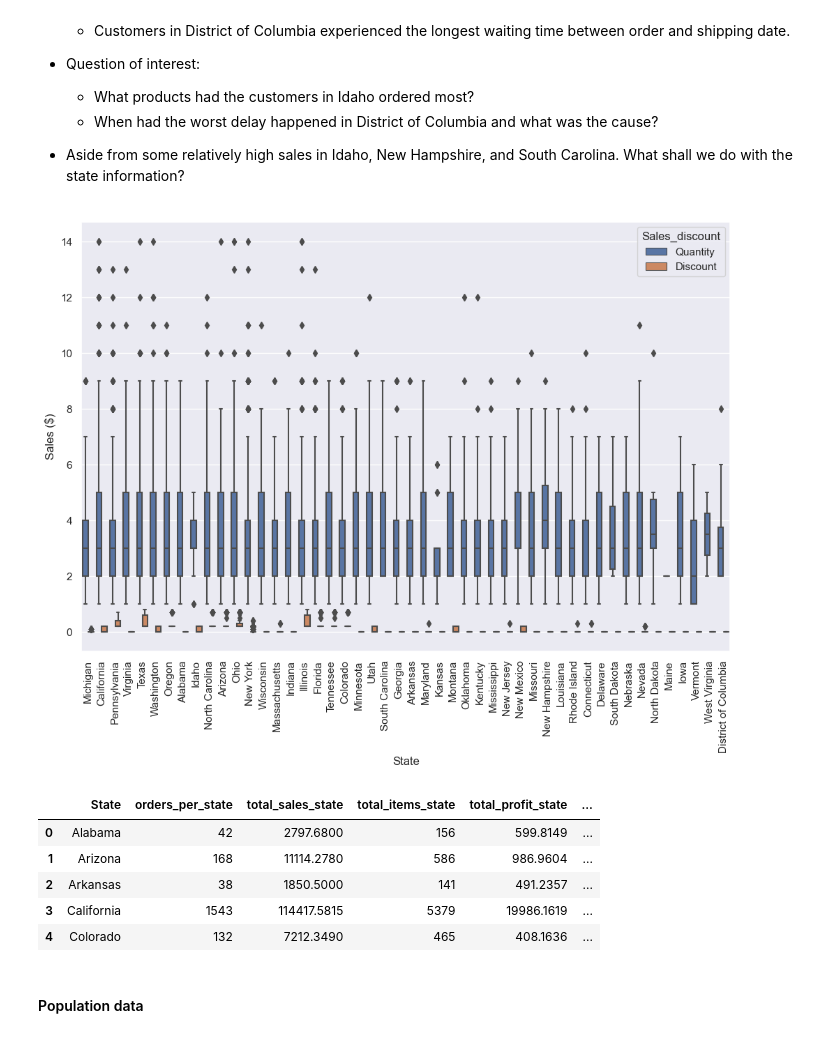
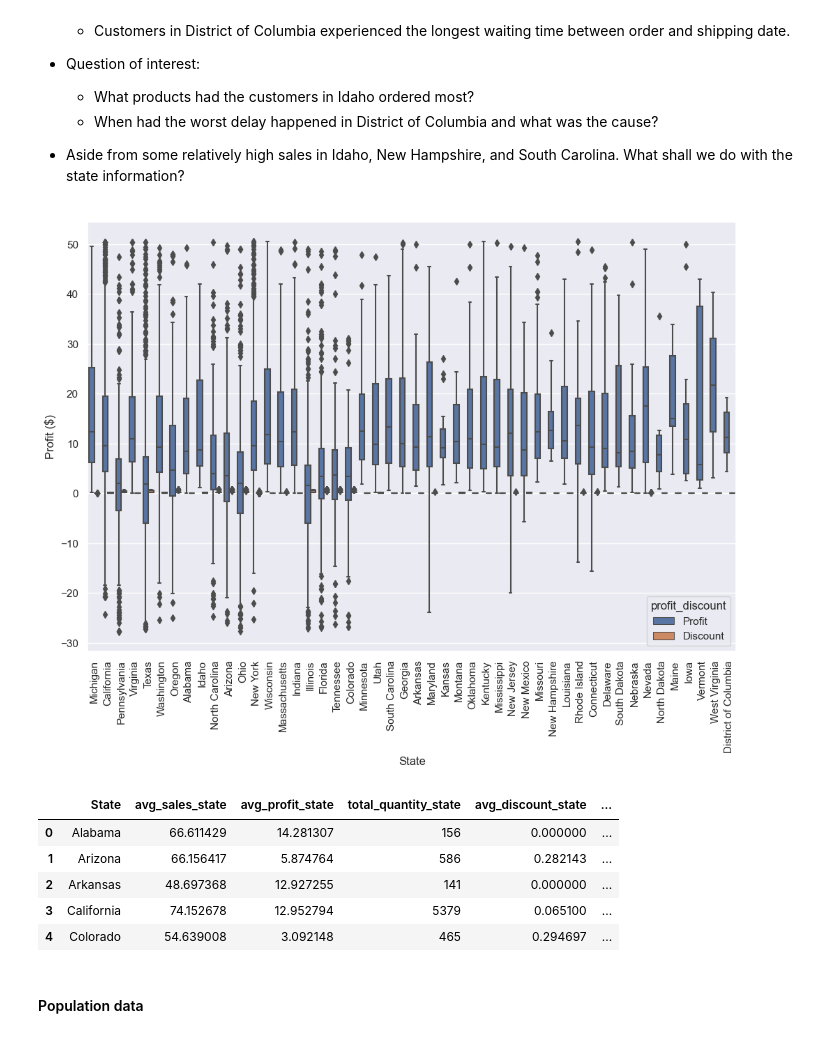
Before and after one commit to livia360/Captone_project2, a Jupyter notebook: Part1_data_wrangling_and_EDA.ipynb, the cells around one changed output. Saved outputs shown, nothing was run; the diff lists cells and outputs as text; code cells hidden in the pictures.

```diff
--- a/Part1_data_wrangling_and_EDA.ipynb
+++ b/Part1_data_wrangling_and_EDA.ipynb
@@ -220,7 +220,7 @@ df['Ship Date'] = pd.to_datetime(df['Ship Date'])
 # generate a new column about the time between order and shipping to gain more information on the date
 df['Waiting_Days'] = (df['Ship Date'] - df['Order Date']).dt.days
 # %%
-df['Order_Year'] = df['Order Date'].dt.year
+df['Sale_Year'] = df['Order Date'].dt.year
 # %%
 # drop columns
 df_clean = df.drop(columns=['Order Date', 'Ship Date'], axis=1)
@@ -318,8 +320,8 @@ for col in numerical_cols:
 [figure]
 # %%
 # aggregations to have a top-level view
-State_sales_mean = df_clean.set_index('Order_Year').groupby('State').mean()
-State_sales_mean.sort_values('Sales', ascending=False, inplace=True)
+State_sales_mean = df_clean.groupby(['State','Sale_Year']).mean()
+State_sales_mean.sort_index(inplace=True)
 
-State_sales_mean.head()
+State_sales_mean.tail(10)
 # %% [output]
@@ -528,36 +538,35 @@ plt.show();
 # %%
 discount_bystate = pd.melt(df_cut[['State', 'Sales', 'Profit','Quantity', 'Discount']],
                         id_vars= 'State',
-                        var_name= 'Sales_discount',
-                        value_vars =['Quantity', 'Discount'],
+                        var_name= 'profit_discount',
+                        value_vars =['Profit', 'discount'],
                         value_name= 'Amount')
 # %%
 # plot boxplot
 plt.subplots(figsize=(12, 8))
-sns.boxplot(x='State', y='Amount',hue='Sales_discount', data=discount_bystate)
+sns.boxplot(x='State', y='Amount',hue='profit_discount', data=discount_bystate)
 plt.xticks(rotation='vertical')
-plt.ylabel('Sales ($)')
+plt.ylabel('Profit ($)')
 plt.xlabel('State')
 plt.show();
 # %% [output]
-[figure, old version]
+[figure, new version]
 # %%
-state_sales_summary = df_cut.groupby('State').agg(orders_per_state = pd.NamedAgg(column='Sales', aggfunc='size'),
-                           total_sales_state = pd.NamedAgg(column='Sales', aggfunc='sum'),
-                           total_items_state = pd.NamedAgg(column='Quantity', aggfunc='sum'),
-                           total_profit_state = pd.NamedAgg(column='Profit', aggfunc='sum'),
-                            avg_quantity_state = pd.NamedAgg(column='Quantity', aggfunc=np.mean),
+state_sales_summary = df_cut.groupby('State').agg(
+                           avg_sales_state = pd.NamedAgg(column='Sales', aggfunc=np.mean),
+                           avg_profit_state = pd.NamedAgg(column='Profit', aggfunc=np.mean),
+                           total_quantity_state = pd.NamedAgg(column='Quantity', aggfunc='sum'),
                             avg_discount_state = pd.NamedAgg(column='Discount', aggfunc=np.mean),
                             avg_wating_days_state = pd.NamedAgg(column='Waiting_Days', aggfunc=np.mean)).reset_index()
 
 state_sales_summary.head()
 # %% [output]
-|  | State | orders_per_state | total_sales_state | total_items_state | total_profit_state | ... |
-| 0 | Alabama | 42 | 2797.6800 | 156 | 599.8149 | ... |
-| 1 | Arizona | 168 | 11114.2780 | 586 | 986.9604 | ... |
-| 2 | Arkansas | 38 | 1850.5000 | 141 | 491.2357 | ... |
-| 3 | California | 1543 | 114417.5815 | 5379 | 19986.1619 | ... |
-| 4 | Colorado | 132 | 7212.3490 | 465 | 408.1636 | ... |
+|  | State | avg_sales_state | avg_profit_state | total_quantity_state | avg_discount_state | ... |
+| 0 | Alabama | 66.611429 | 14.281307 | 156 | 0.000000 | ... |
+| 1 | Arizona | 66.156417 | 5.874764 | 586 | 0.282143 | ... |
+| 2 | Arkansas | 48.697368 | 12.927255 | 141 | 0.000000 | ... |
+| 3 | California | 74.152678 | 12.952794 | 5379 | 0.065100 | ... |
+| 4 | Colorado | 54.639008 | 3.092148 | 465 | 0.294697 | ... |
 # %% [markdown]
 #### Population data
 # %%
```
Also changed, not shown: parts of 94 cells of this notebook, 2 other files.
